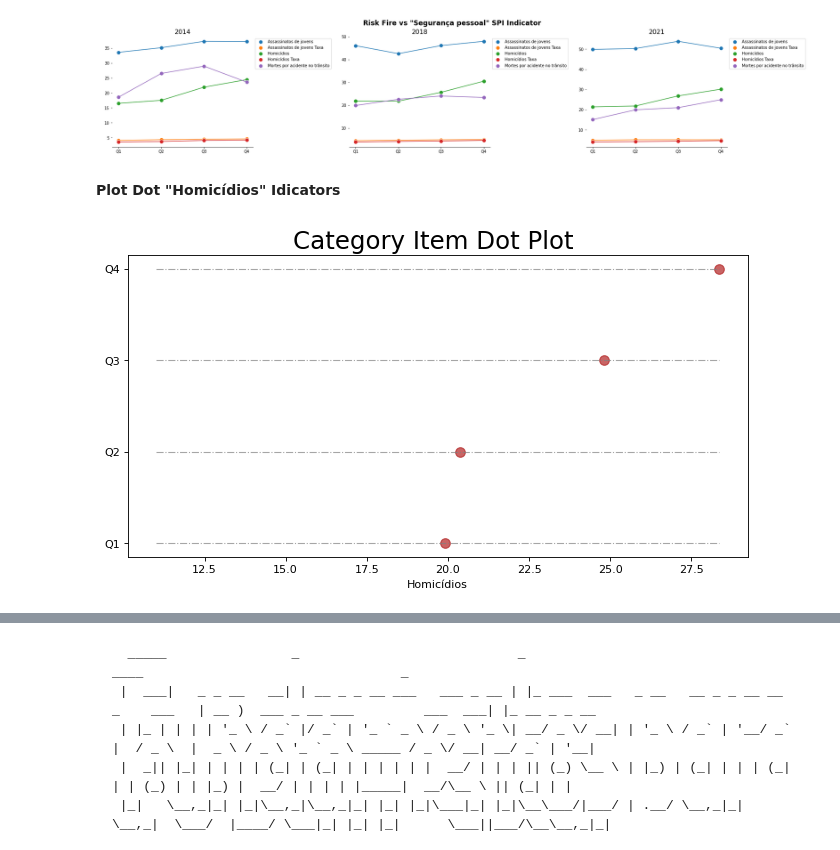
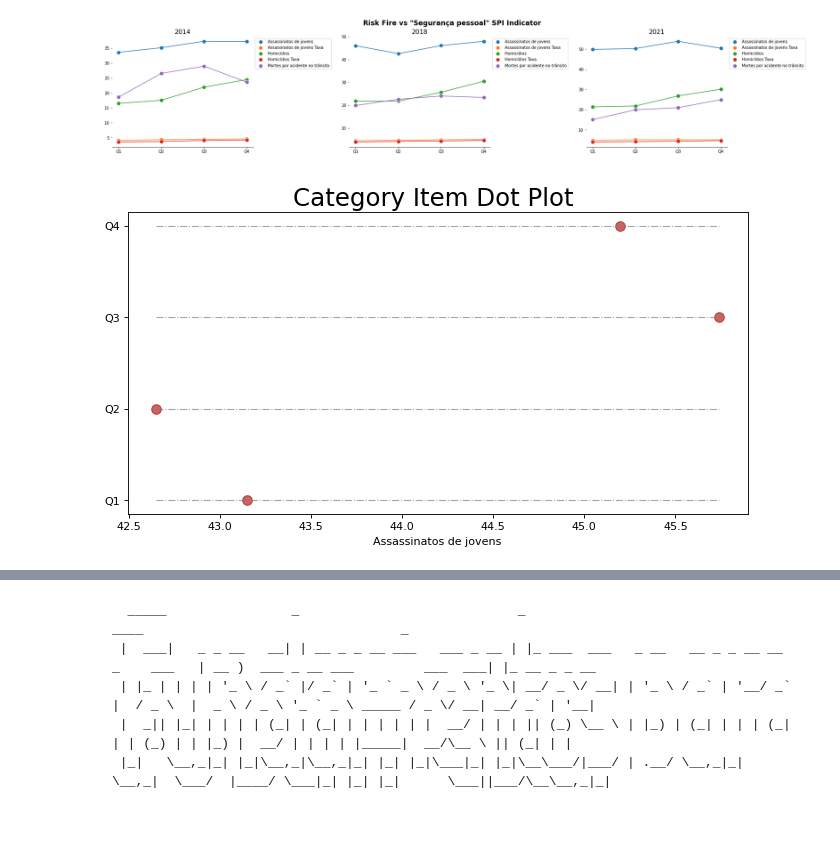
Before and after one commit to faustofcjr/amazon-social-progress, a Jupyter notebook: 03_data_exploration_indicadoriscocat.ipynb, the cells around one changed output, grey strips where cells are left out. Drawn from its saved outputs; the diff is of its cells as text; code cells hidden in the pictures; blank space fills up the shorter version.

```diff
--- a/03_data_exploration_indicadoriscocat.ipynb
+++ b/03_data_exploration_indicadoriscocat.ipynb
@@ -224,11 +246,9 @@ features_names = ["indriscocat", "Assassinatos de jovens", "Assassinatos de jove
 plot_label_x_features(features_names, "Risk Fire vs \"Segurança pessoal\" SPI Indicator")
 # %% [output]
 [figure]
-# %% [markdown]
-__Plot Dot "Homicídios" Idicators__
 # %%
 cat = "indriscocat"
-inidicator = "Homicídios"
+inidicator = "Assassinatos de jovens"
 plot_dot_cat_item(dataset, cat, inidicator)
 # %% [output]
-[figure, old version]
+[figure, new version]
```
Also changed, not shown: parts of 71 cells of this notebook, 2 other files.
